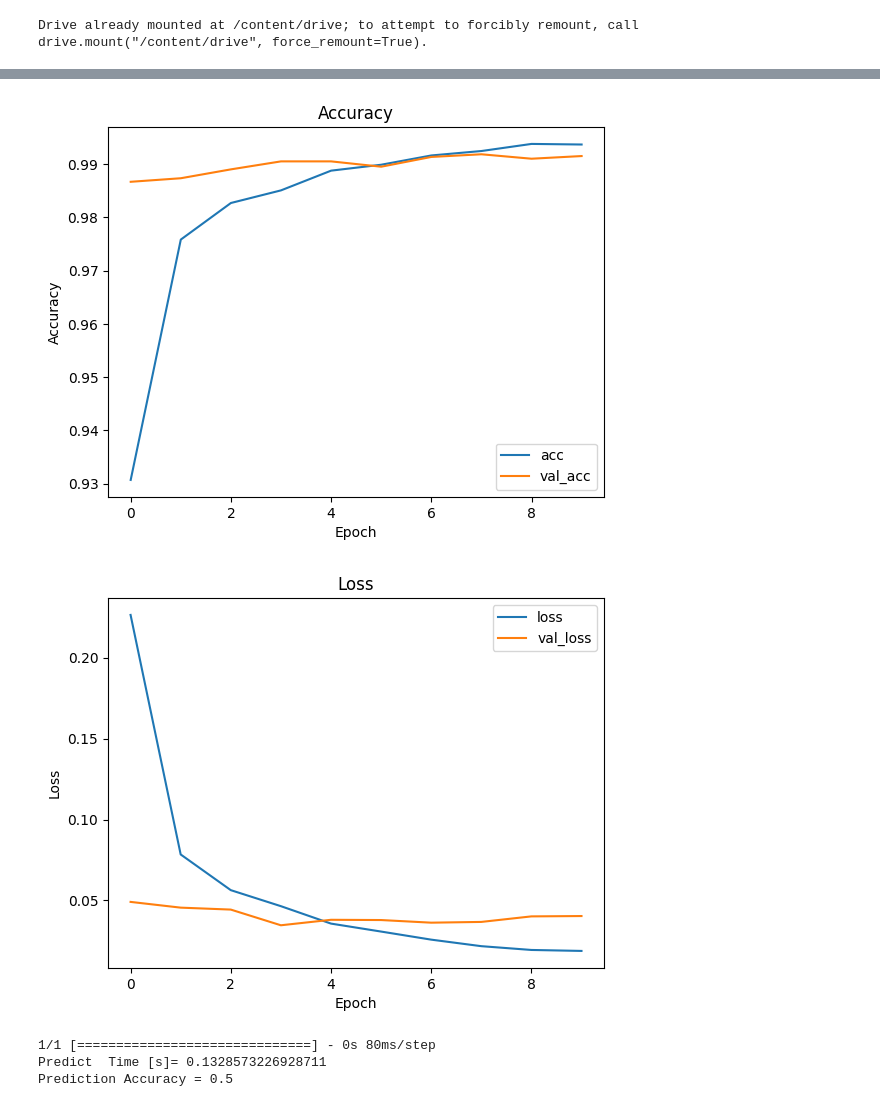
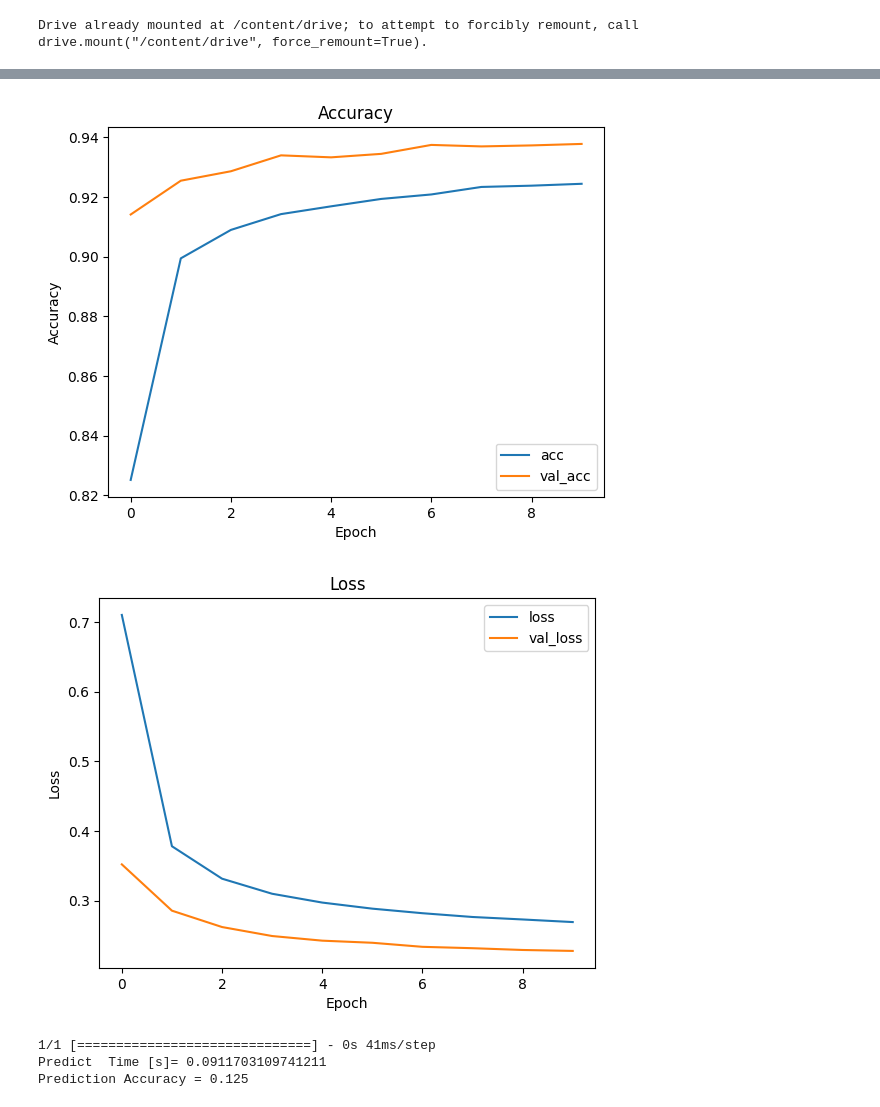
Before and after one commit to RUMONMD89/Neural-network, a Jupyter notebook: image_recognition_mnist4.ipynb, the cells around one changed output, grey strips where cells are left out. Drawn from its saved outputs; the diff is of its cells as text; code cells hidden in the pictures.

Commit message:
Inetwork=0手書き文字認識された結果

```diff
--- a/image_recognition_mnist4.ipynb
+++ b/image_recognition_mnist4.ipynb
@@ -16,7 +16,7 @@ Drive already mounted at /content/drive; to attempt to forcibly remount, call dr
 ### User Settings ###
 
 # NEURAL NETWORK (0:Single Dense Layer / 1:CNN / 2:User Defined)
-INETWORK = 1
+INETWORK = 0
 
 # Number of epochs (Training)
 IEPOCH   = 10
@@ -391,5 +391,5 @@ Training Time [s]= 216.1398012638092
-[figure, old version]
+[figure, new version]
-[figure, old version]
+[figure, new version]
-1/1 [==============================] - 0s 80ms/step
-Predict  Time [s]= 0.1328573226928711
-Prediction Accuracy = 0.5
+1/1 [==============================] - 0s 41ms/step
+Predict  Time [s]= 0.0911703109741211
+Prediction Accuracy = 0.125
```
Also changed, not shown: parts of 1 cell of this notebook.
